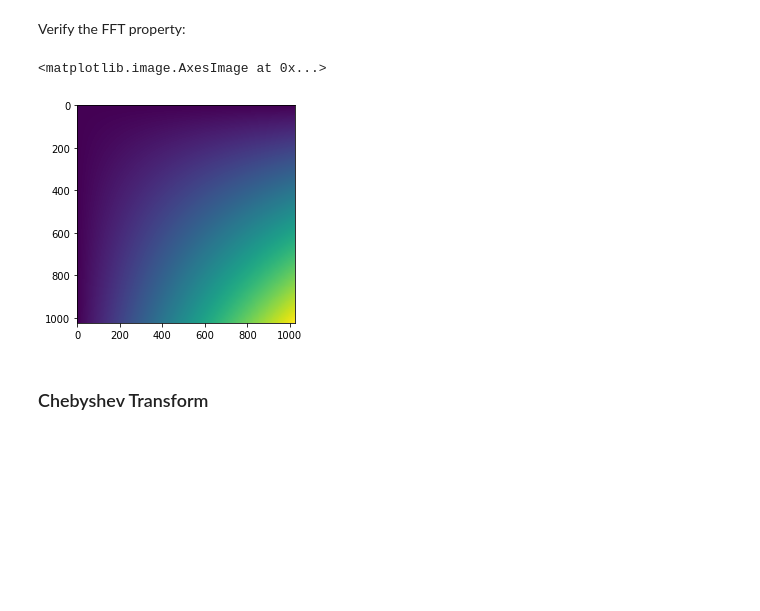
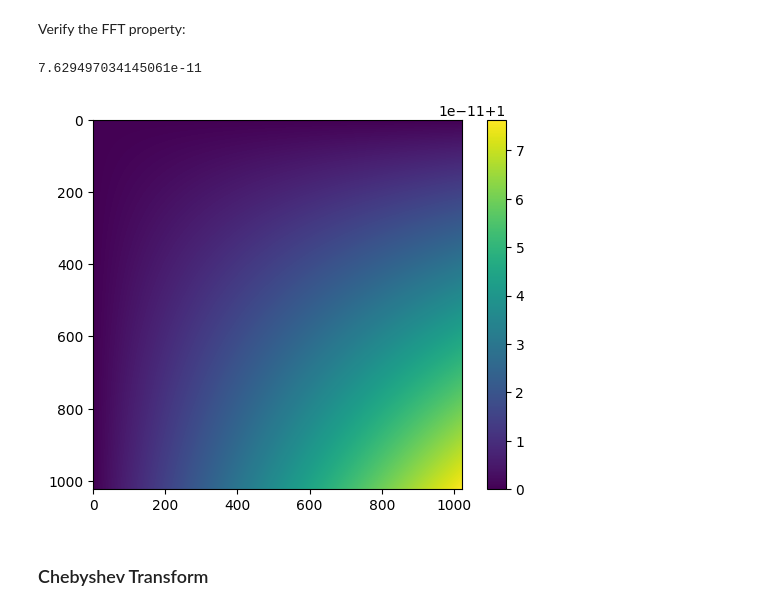
Before and after one commit to inducer/fast-alg-ie-notes, a Jupyter notebook: demos/near_and_far/Butterfly Factorization.ipynb, the cells around one changed output. Drawn from its saved outputs; the diff is of its cells as text; code cells hidden in the pictures; blank space fills up the shorter version.

Commit message:
Address FIXME in butterly factorization

```diff
--- a/demos/near_and_far/Butterfly Factorization.ipynb
+++ b/demos/near_and_far/Butterfly Factorization.ipynb
@@ -70,12 +70,13 @@ la.norm(np.abs(idft @ dft) - n*np.eye(n))
 # %% [markdown]
 Verify the FFT property:
 # %%
-# FIXME
 quotient = dft[::2, :n//2] / make_dft(n//2, power=1)
 plt.imshow(quotient.real)
+plt.colorbar()
+print(np.max(np.abs(quotient - 1)))
 # %% [output]
-<matplotlib.image.AxesImage at 0x...>
+7.629497034145061e-11
-[figure, old version]
+[figure, new version]
 # %% [markdown]
 ### Chebyshev Transform
 # %%
```
